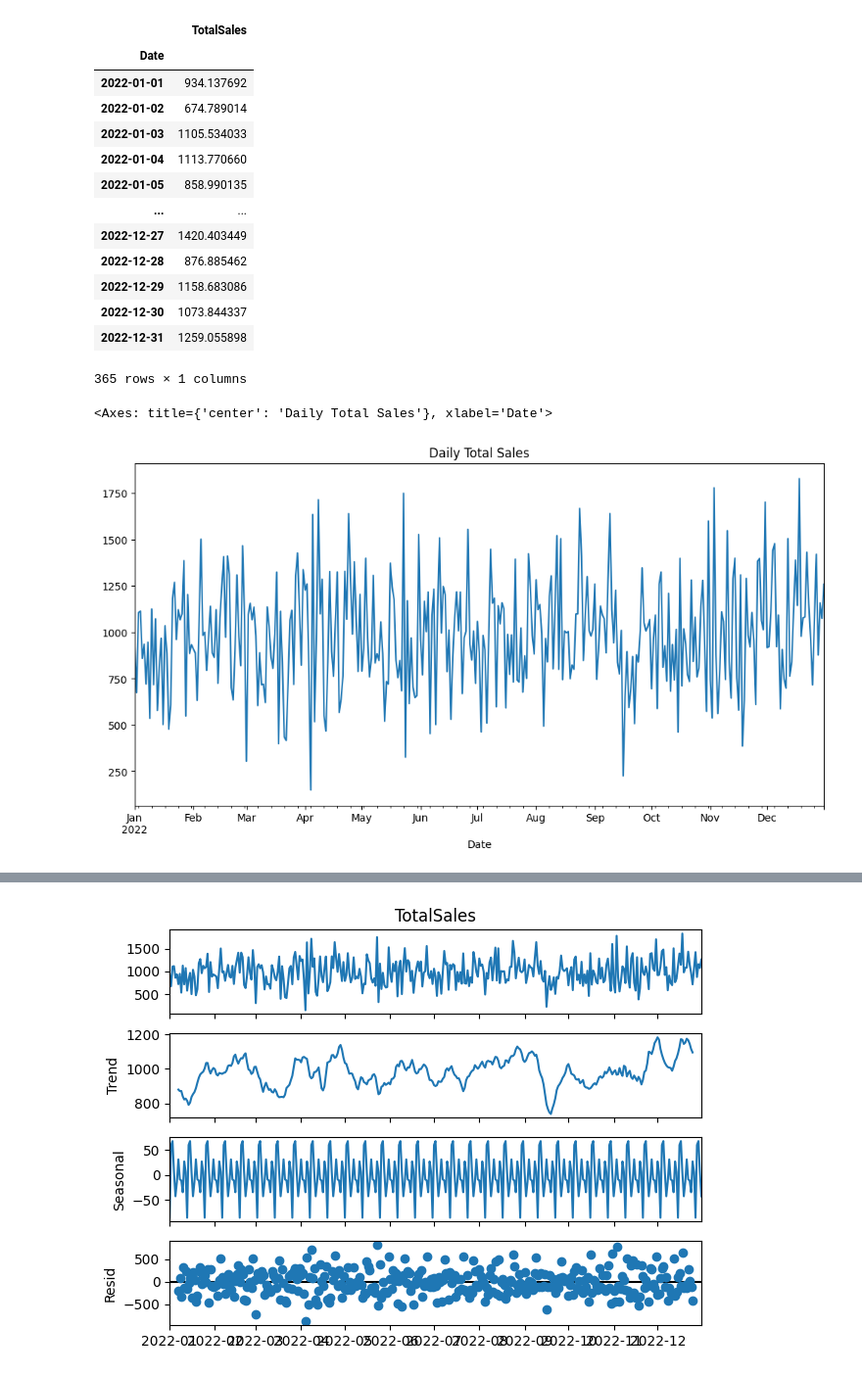
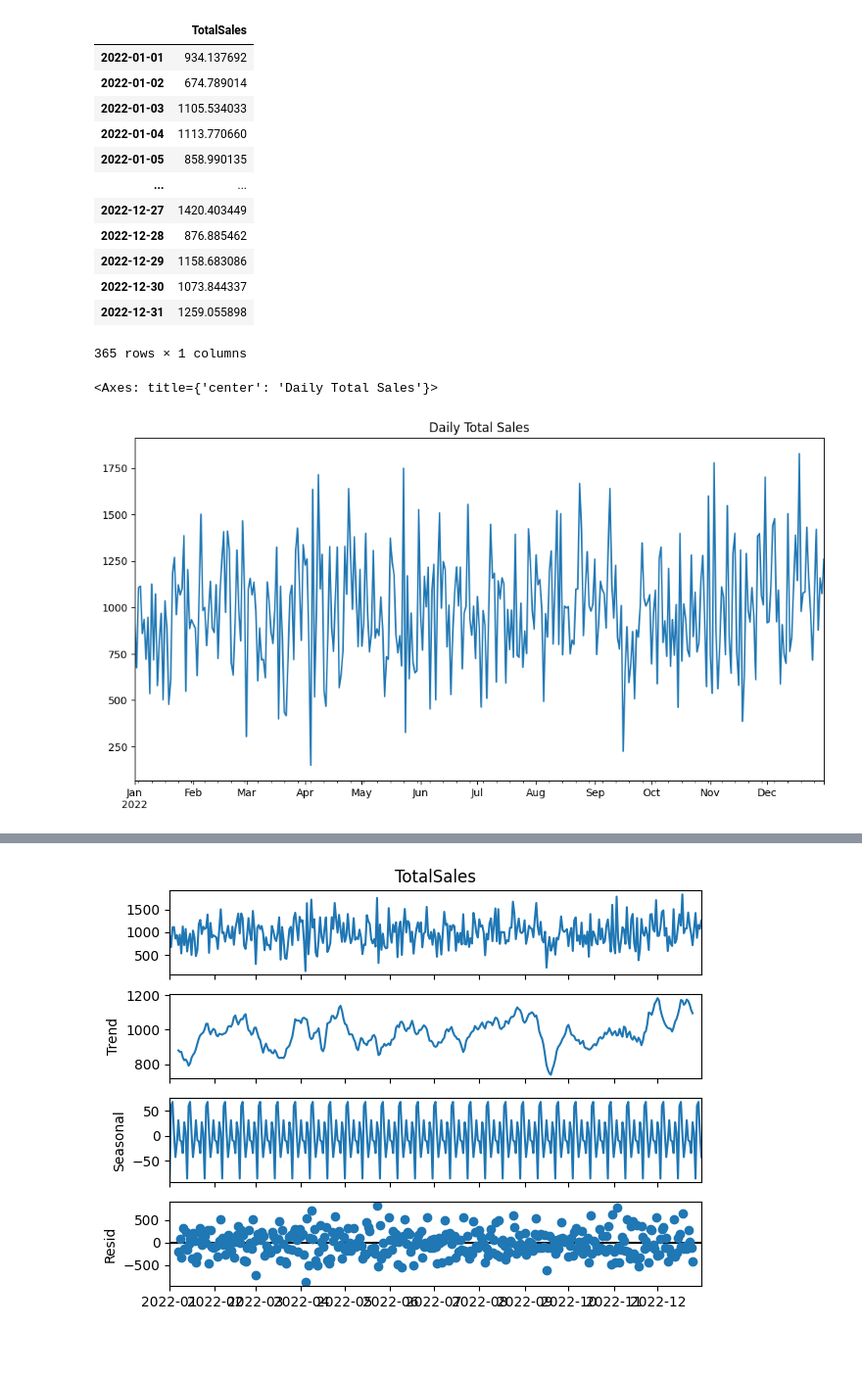
Before and after one commit to ChopinNo3Op9/Data-Analysis, a Jupyter notebook: time series.ipynb, the cells around one changed output, grey strips where cells are left out. Shown at 98% size. Cells and saved outputs as stored; diff of their text form; code cells hidden in the pictures; blank space fills up the shorter version.

```diff
--- a/time series.ipynb
+++ b/time series.ipynb
@@ -8,11 +9,11 @@ from statsmodels.tsa.statespace.sarimax import SARIMAX
 # %%
 data = pd.read_csv('sales_timeseries.csv')
 data['Date'] = pd.to_datetime(data['Date'])
-data.set_index('Date', inplace=True)
+data.set_index('Date', inplace=True, drop=True, append=False)
+data.index.name = None
 data
 # %% [output]
 |  | TotalSales |
-| Date |  |
 | 2022-01-01 | 934.137692 |
 | 2022-01-02 | 674.789014 |
 | 2022-01-03 | 1105.534033 |
@@ -29,8 +30,8 @@ data
 # Time Series Visualization
 data['TotalSales'].plot(title='Daily Total Sales', figsize=(12, 6))
 # %% [output]
-<Axes: title={'center': 'Daily Total Sales'}, xlabel='Date'>
+<Axes: title={'center': 'Daily Total Sales'}>
-[figure, old version]
+[figure, new version]
 # %%
 # Moving Average
 data['MA_7'] = data['TotalSales'].rolling(window=7).mean()
```
Also changed, not shown: parts of 6 cells of this notebook.
